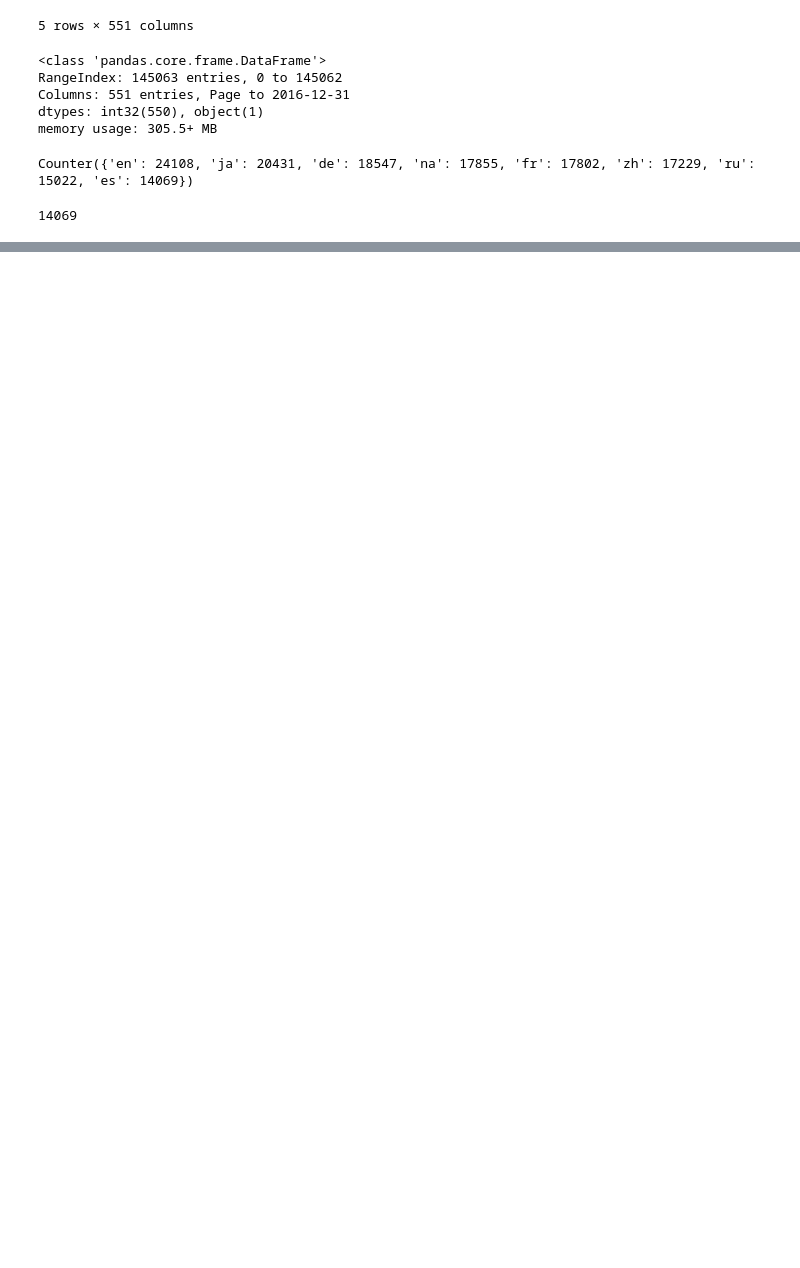
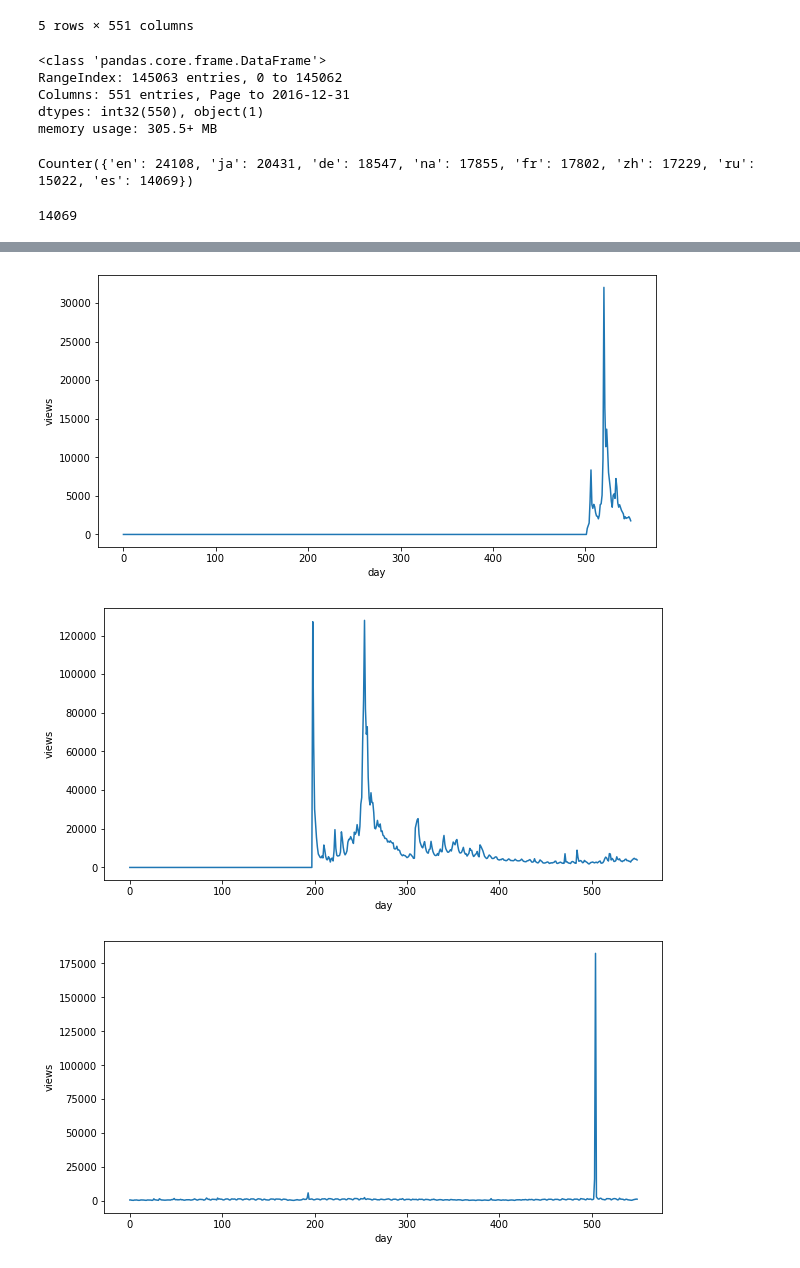
Before and after one commit to lixixi89055465/py_stu, a Jupyter notebook: tangyudi/base/时间序列/TafficEDA_stu.ipynb, the cells around one changed output, grey strips where cells are left out. Saved outputs shown, nothing was run; the diff lists cells and outputs as text; code cells hidden in the pictures; blank space fills up the shorter version.

```diff
--- a/tangyudi/base/时间序列/TafficEDA_stu.ipynb
+++ b/tangyudi/base/时间序列/TafficEDA_stu.ipynb
@@ -84,0 +101,16 @@ lang_sets[key].shape[0]
+# %%
+def plot_entry(key,idx):
+    data=lang_sets[key].iloc[idx,1:]
+    fig=plt.figure(1,figsize=(10,5))
+    plt.plot(days,data)
+    plt.xlabel("day")
+    plt.ylabel('views')
+    plt.show()
+# %%
+idx=[1,5,10,50,100,250,500,750,1000,1500,2000,3000,4000,5000]
+for i in idx:
+    plot_entry('en',i)
+# %% [output]
+[figure, added]
+[figure, added]
+[figure, added]
```
Also changed, not shown: parts of 8 cells of this notebook.
